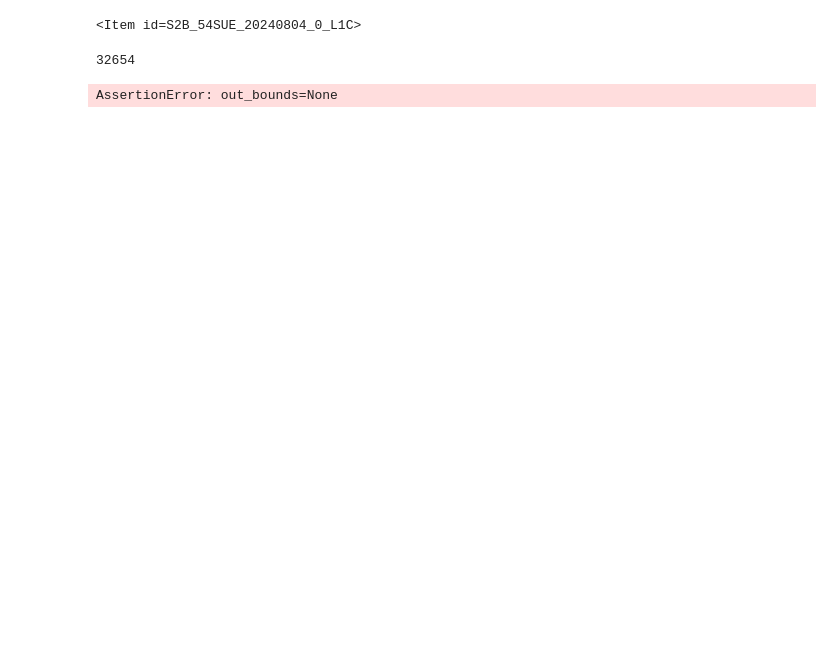
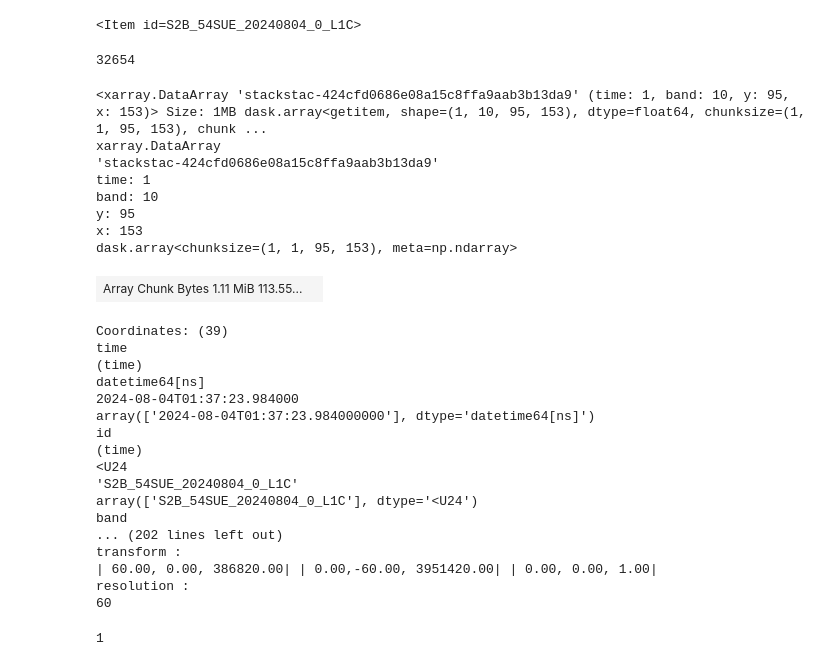
Before and after one commit to wakame1367/Notebooks, a Jupyter notebook: sentinel2_cloud_detector.ipynb, the cells around one changed output. Saved outputs shown, nothing was run; the diff lists cells and outputs as text; code cells hidden in the pictures; blank space fills up the shorter version.

```diff
--- a/sentinel2_cloud_detector.ipynb
+++ b/sentinel2_cloud_detector.ipynb
@@ -13,7 +13,7 @@ catalog_url = "https://earth-search.aws.element84.com/v1"
 # 対象コレクション
 collection_id = "sentinel-2-l1c"
 
-required_bands = ["B01", "B02", "B04", "B05", "B08", "B8A", "B09", "B10", "B11", "B12"]
+required_bands = ["coastal", "blue", "red", "rededge1", "nir", "nir08", "nir09", "cirrus", "swir16", "swir22"]
 output_resolution = 60
 output_crs = "EPSG:32654"
 # %%
@@ -111,9 +114,38 @@ data_cube = stackstac.stack(
         resolution=output_resolution,
         epsg=int(output_crs.split(":")[1]), # stackstac は EPSG コードの数値部分を期待
         bounds_latlon=bbox, # BBox を指定してクリップ
-        dtype="uint16", # L1C は通常 uint16
+        dtype="float64", # L1C は通常 uint16
         rescale=False, # DN 値のまま読み込む
         # chunks={"x": 1024, "y": 1024, "band": -1} # メモリに合わせて調整
     )
-# %% [output]
-AssertionError: out_bounds=None
+# %%
+data_cube = data_cube.sel(band=required_bands)
+# %%
+data_cube
+# %% [output]
+<xarray.DataArray 'stackstac-424cfd0686e08a15c8ffa9aab3b13da9' (time: 1, band: 10, y: 95, x: 153)> Size: 1MB dask.array<getitem, shape=(1, 10, 95, 153), dtype=float64, chunksize=(1, 1, 95, 153), chunk ...
+xarray.DataArray
+'stackstac-424cfd0686e08a15c8ffa9aab3b13da9'
+time: 1
+band: 10
+y: 95
+x: 153
+dask.array<chunksize=(1, 1, 95, 153), meta=np.ndarray>
+| Array Chunk Bytes 1.11 MiB 113.55... |  |
+Coordinates: (39)
+time
+(time)
+datetime64[ns]
+2024-08-04T01:37:23.984000
+array(['2024-08-04T01:37:23.984000000'], dtype='datetime64[ns]')
+id
+(time)
+<U24
+'S2B_54SUE_20240804_0_L1C'
+array(['S2B_54SUE_20240804_0_L1C'], dtype='<U24')
+band
+... (202 lines left out)
+transform :
+| 60.00, 0.00, 386820.00| | 0.00,-60.00, 3951420.00| | 0.00, 0.00, 1.00|
+resolution :
+60
@@ -119,0 +156,4 @@ AssertionError: out_bounds=None
+# %%
+input_array_transposed.sizes['time']
+# %% [output]
+1
```
Also changed, not shown: parts of 14 cells of this notebook.
